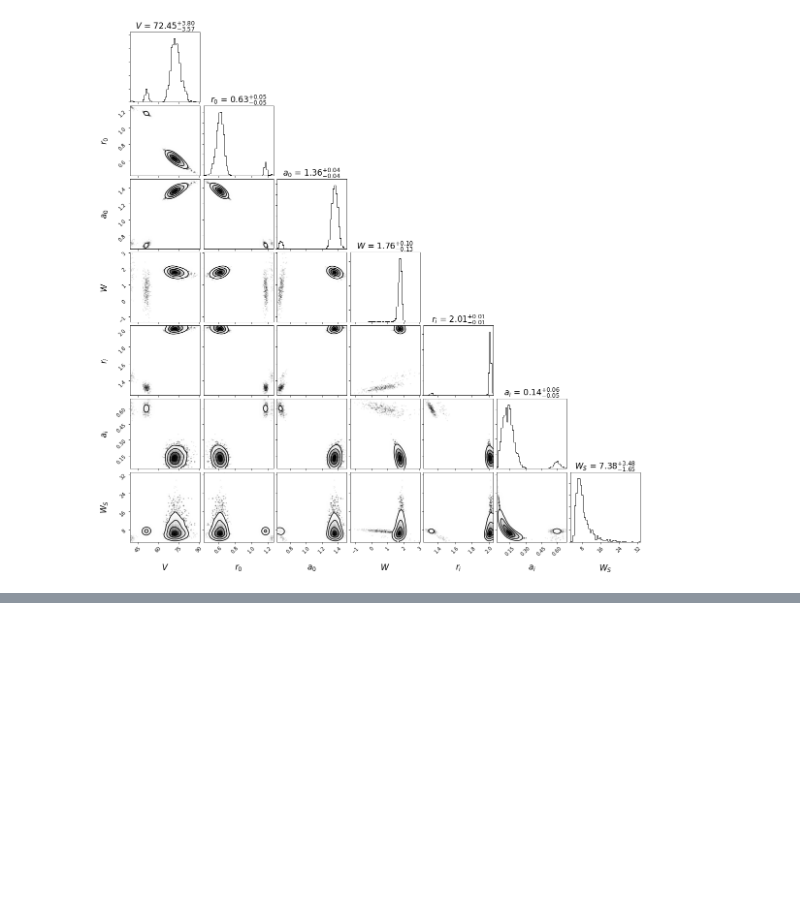
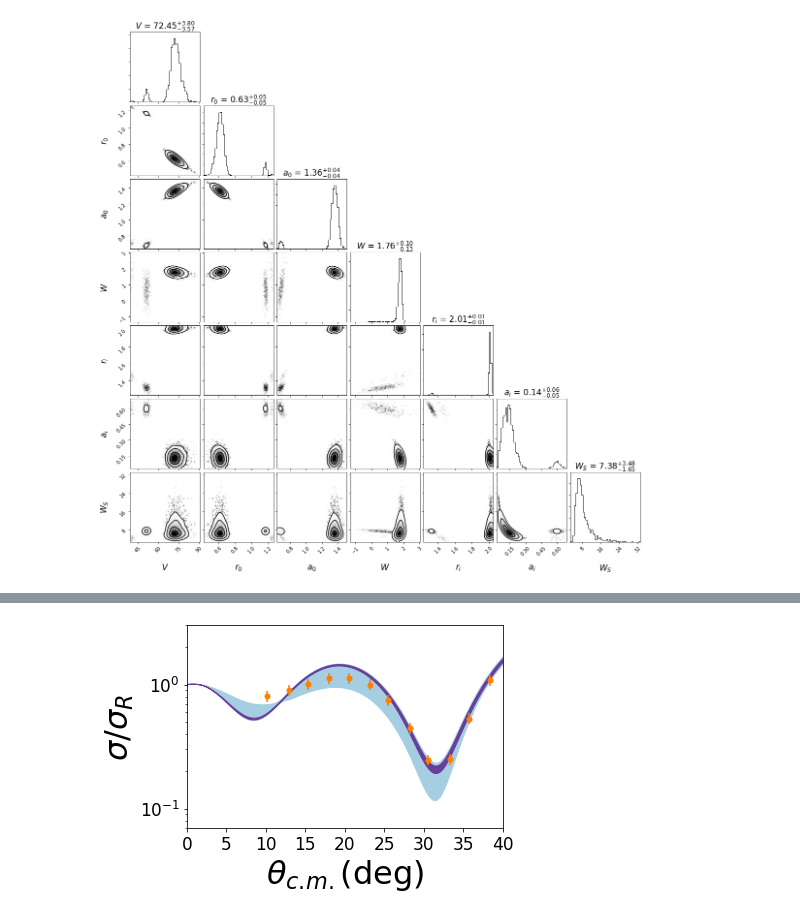
Before and after one commit to camarsha/pfunk, a Jupyter notebook: docs/notebooks/nested/nested.ipynb, the cells around one changed output, grey strips where cells are left out. Drawn from its saved outputs; the diff is of its cells as text; code cells hidden in the pictures; blank space fills up the shorter version.

```diff
--- a/docs/notebooks/nested/nested.ipynb
+++ b/docs/notebooks/nested/nested.ipynb
@@ -33,0 +50,10 @@ p = corner.corner(s, bins=50, smooth=1.5, labels=labels,
+# %%
+pfunk.utilities.plot_ci(all_cs, data=d)
+plt.xlim(0.0, 40.0)
+plt.ylim(0.07, 3.0)
+plt.ylabel('$\sigma / \sigma_R$')
+plt.xticks(fontsize=17)
+plt.yticks(fontsize=17)
+plt.tight_layout()
+# %% [output]
+[figure, added]
```
Also changed, not shown: parts of 3 cells of this notebook, 6 other files.
